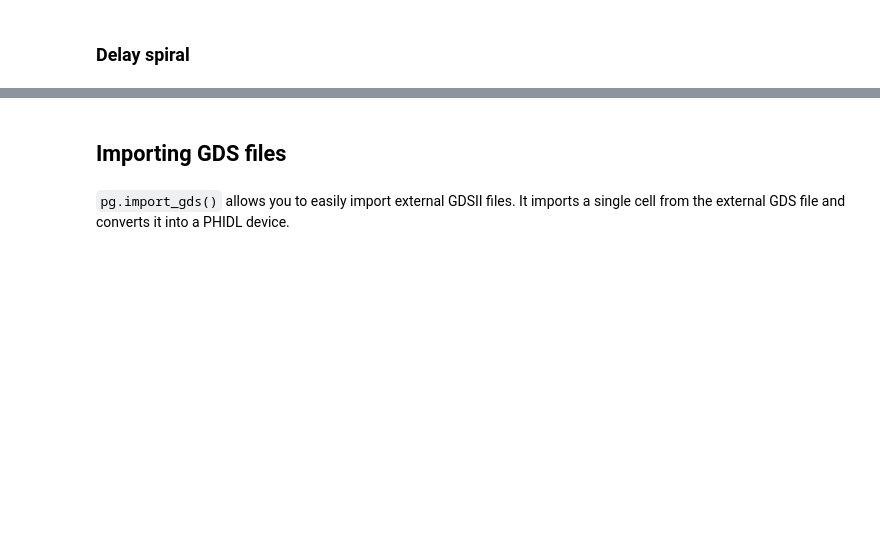
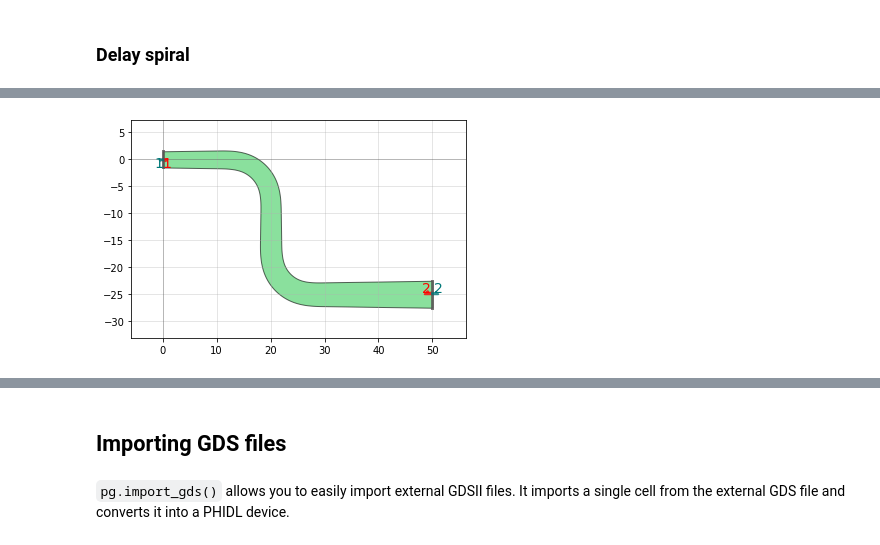
Before and after one commit to amccaugh/phidl, a Jupyter notebook: docs/geometry_reference.ipynb, the cells around one changed output, grey strips where cells are left out. Drawn from its saved outputs; the diff is of its cells as text; code cells hidden in the pictures; blank space fills up the shorter version.

```diff
--- a/docs/geometry_reference.ipynb
+++ b/docs/geometry_reference.ipynb
@@ -810,0 +780,12 @@ qp(P)
+# %%
+from phidl import Device, quickplot as qp
+import phidl.routing as pr
+import phidl.path as pp
+D = Device()
+port1 = D.add_port(name=1, midpoint=(0,0), width=3, orientation=0)
+port2 = D.add_port(name=2, midpoint=(50, -25), width=5, orientation=180)
+smooth_options = {'corner_fun': pp.euler, 'use_eff': True, 'p':0.5}
+D.add_ref(pr.route_smooth(port1, port2, width=None, radius=10, path_type='U', smooth_options=smooth_options, layer=0, length1=20))
+qp(D)
+# %% [output]
+[figure, added]
```
Also changed, not shown: parts of 57 cells of this notebook.
